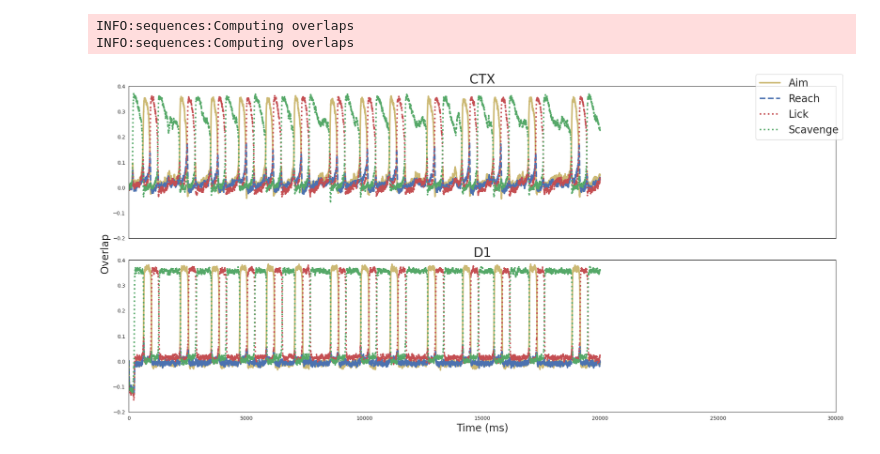
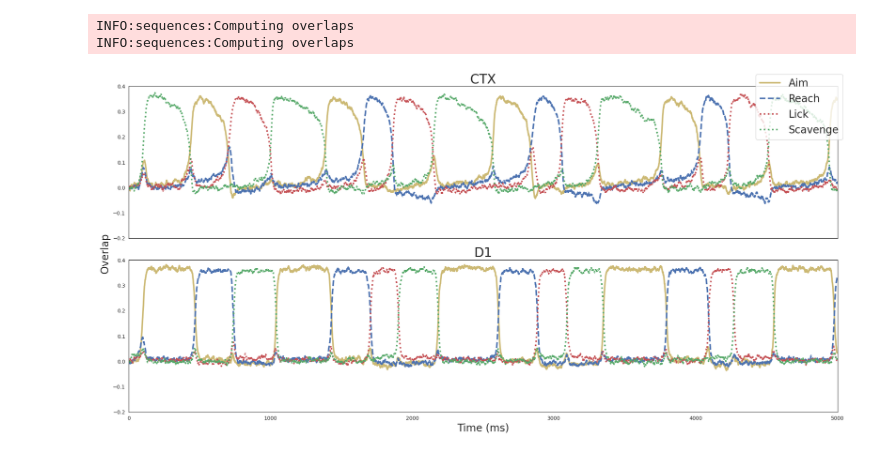
Before and after one commit to jp464/striatal-sequence, a Jupyter notebook: figures/article/1/notebook-ctx-str-network.ipynb, the cells around one changed output. Saved outputs shown, nothing was run; the diff lists cells and outputs as text; code cells hidden in the pictures.

```diff
--- a/figures/article/1/notebook-ctx-str-network.ipynb
+++ b/figures/article/1/notebook-ctx-str-network.ipynb
@@ -77,34 +91,34 @@ INFO:sequences:Computing overlaps
 # %%
 sns.set_style('white')
 colors = sns.color_palette('deep')
 
 fig, axes = plt.subplots(2, 1, sharex=True, sharey=True, tight_layout=True, figsize=(20,10))
 axes[0].plot(overlaps_ctx[0], linestyle='solid', linewidth=3, color=colors[8], label='Aim')
 axes[0].plot(overlaps_ctx[1], linestyle='dashed', linewidth=3, color=colors[0], label='Reach')
 axes[0].plot(overlaps_ctx[2], linestyle='dotted', linewidth=3, color=colors[3], label='Lick')
 axes[0].plot(overlaps_ctx[3], linestyle='dotted', linewidth=3, color=colors[2], label='Scavenge')
 # axes[0].set_yticks([0.0, 0.1, 0.2, 0.3, 0.4])
 axes[0].set_title("CTX", fontsize=25)
 # axes.set_xlabel('Time (ms)', fontsize=20)
 axes[1].plot(overlaps_d1[0], linestyle='solid', linewidth=3, color=colors[8])
 axes[1].plot(overlaps_d1[1], linestyle='dashed', linewidth=3, color=colors[0])
 axes[1].plot(overlaps_d1[2], linestyle='dotted', linewidth=3, color=colors[3])
 axes[1].plot(overlaps_d1[3], linestyle='dotted', linewidth=3, color=colors[2])
 # axes[1].set_yticks([0.0, 0.1, 0.2, 0.3, 0.4])
 axes[1].set_title("D1", fontsize=25)
 axes[1].set_xlabel('Time (ms)', fontsize=20)
 axes[1].set_xlabel('Time (ms)', fontsize=20)
 
 fig.text(-0.01, 0.5, 'Overlap', va='center', rotation='vertical', fontsize=20)
-plt.setp(axes, xlim=(0, 30000))
+plt.setp(axes, xlim=(0, 5000))
 plt.setp(axes, ylim=(-.2, .4))
 plt.figlegend(fontsize=20, loc='upper right')
 # plt.figlegend(labels=['Aim', 'Reach', 'Lick'], fontsize=20)
-plt.savefig('/work/jp464/striatum-sequence/output/simulation-heterogeneous-0.jpg', bbox_inches = "tight", format='jpg')
+plt.savefig('/work/jp464/striatum-sequence/output/simulation-env-pre-learning.jpg', bbox_inches = "tight", format='jpg')
 
 plt.show()
 # %% [output]
-[figure, old version]
+[figure, new version]
 # %%
 def temporal_diff(A, B, max_iter):
     sum = 0
```
Also changed, not shown: parts of 4 cells of this notebook, 18 other files.
